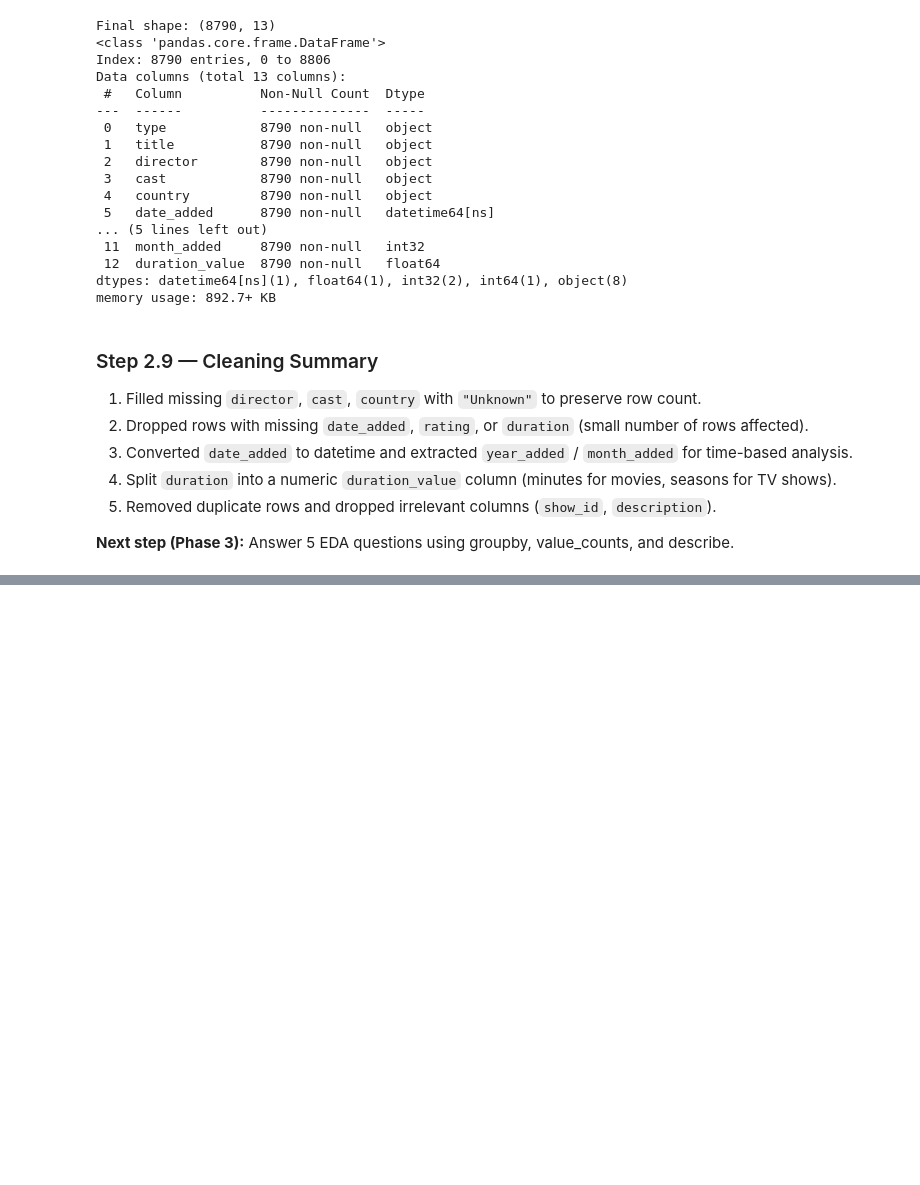
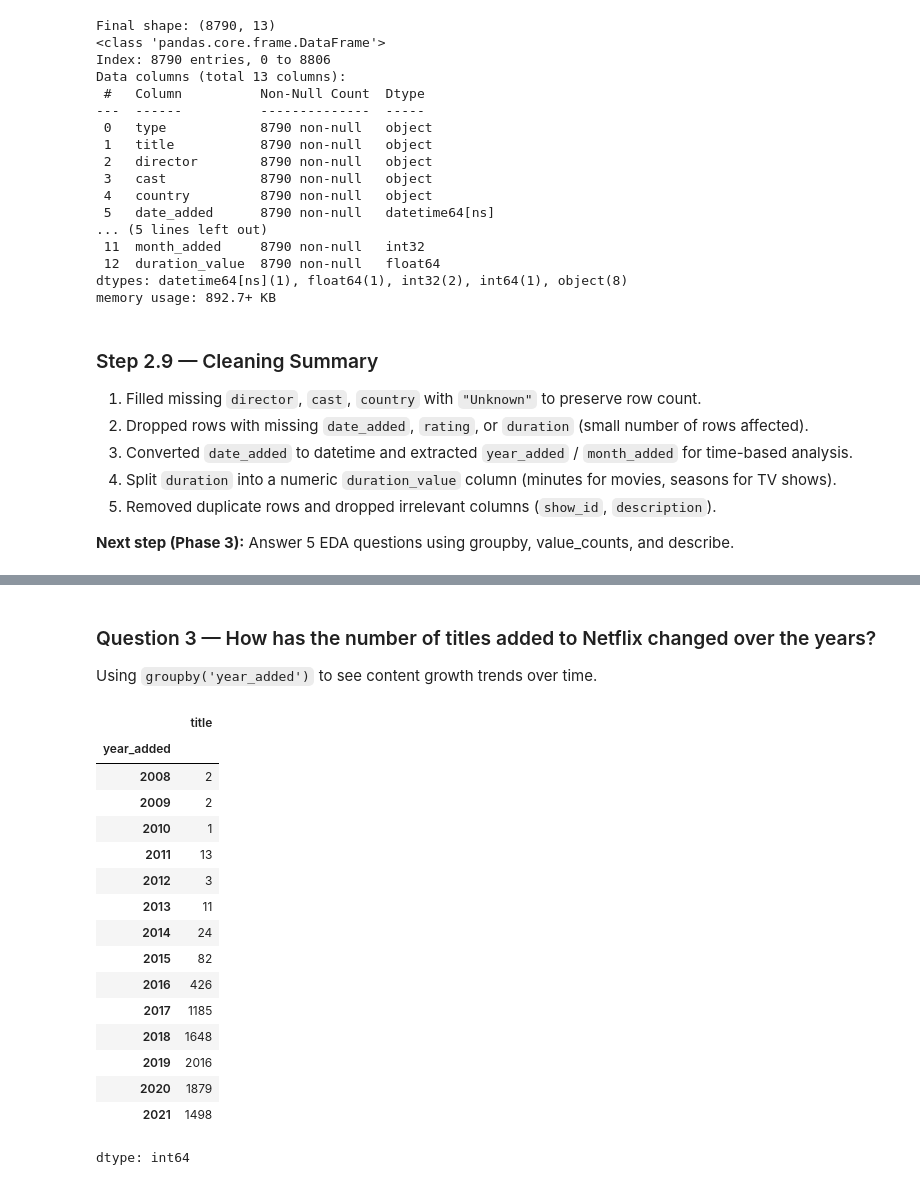
Before and after one commit to Shreekanth-aiml/netflix-eda-project, a Jupyter notebook: notebook.ipynb, the cells around one changed output, grey strips where cells are left out. Saved outputs shown, nothing was run; the diff lists cells and outputs as text; code cells hidden in the pictures; blank space fills up the shorter version.

```diff
--- a/notebook.ipynb
+++ b/notebook.ipynb
@@ -243,0 +276,23 @@ memory usage: 892.7+ KB
+# %% [markdown]
+### Question 3 — How has the number of titles added to Netflix changed over the years?
+Using `groupby('year_added')` to see content growth trends over time.
+# %%
+df.groupby('year_added')['title'].count().sort_index()
+# %% [output]
+|  | title |
+| year_added |  |
+| 2008 | 2 |
+| 2009 | 2 |
+| 2010 | 1 |
+| 2011 | 13 |
+| 2012 | 3 |
+| 2013 | 11 |
+| 2014 | 24 |
+| 2015 | 82 |
+| 2016 | 426 |
+| 2017 | 1185 |
+| 2018 | 1648 |
+| 2019 | 2016 |
+| 2020 | 1879 |
+| 2021 | 1498 |
+dtype: int64
```
Also changed, not shown: parts of 10 cells of this notebook.
